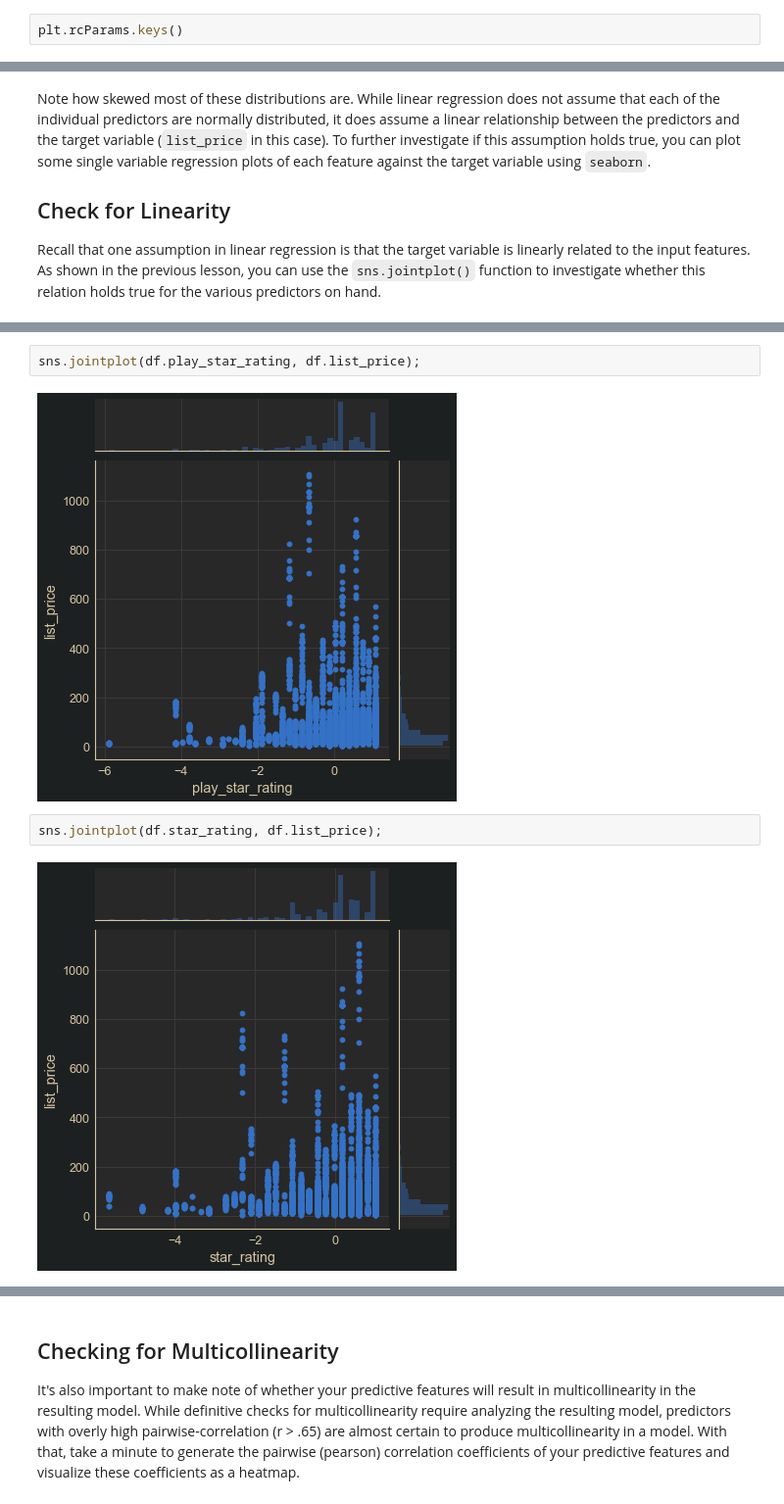
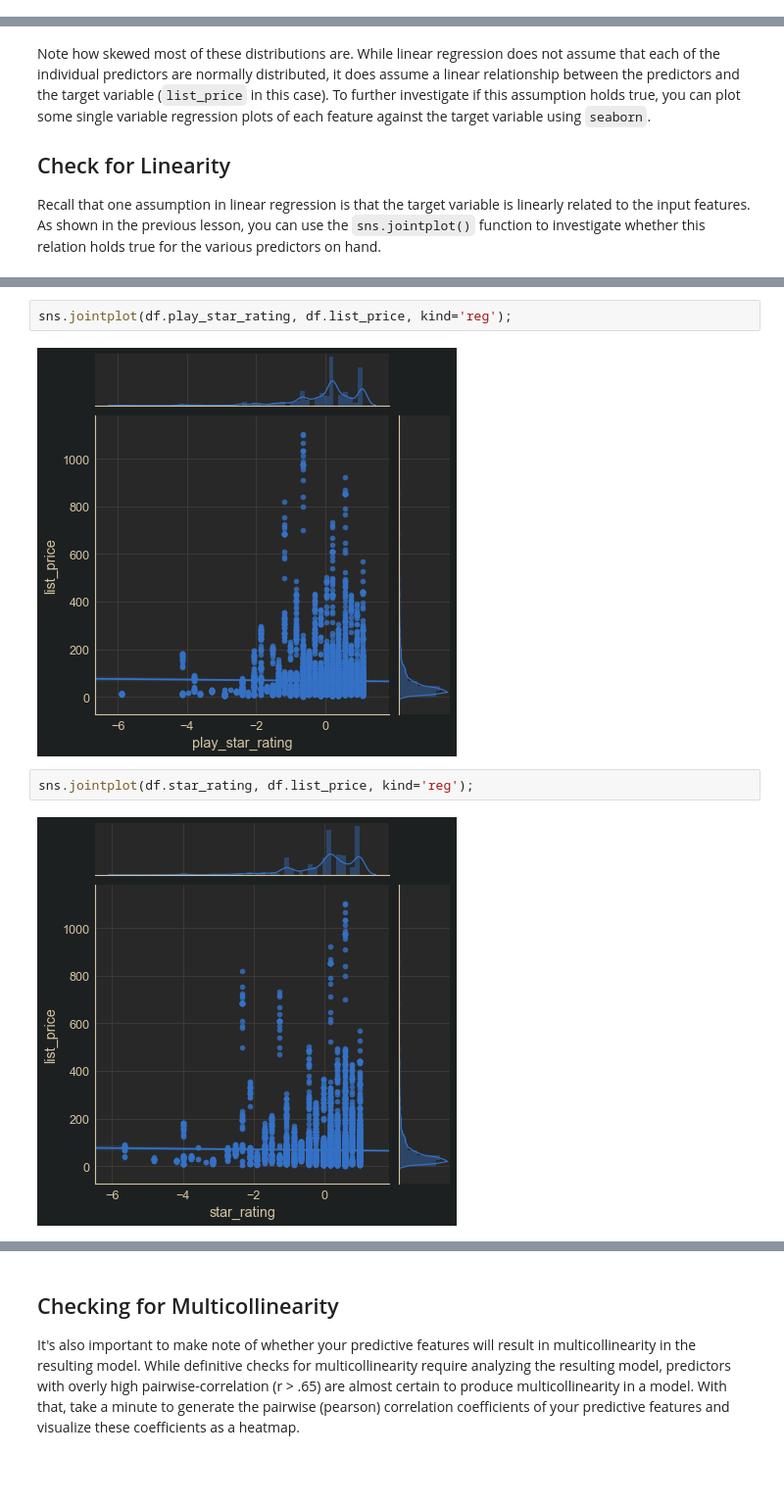
Before and after one commit to FoamoftheSea/dsc-exploring-your-data-lab-online-ds-sp-000, a Jupyter notebook: index.ipynb, the cells around one changed output, grey strips where cells are left out. Shown at 98% size. Drawn from its saved outputs; the diff is of its cells as text; blank space fills up the shorter version.

```diff
--- a/index.ipynb
+++ b/index.ipynb
@@ -59,5 +59,3 @@ df.describe()
 8 rows × 103 columns
 # %% [markdown]
 - Use pandas to plot histograms for all the numeric variables in the dataset.
-# %%
-plt.rcParams.keys()
@@ -103,9 +83,9 @@ sns.jointplot(df.piece_count, df.list_price);
 # %%
-sns.jointplot(df.play_star_rating, df.list_price);
+sns.jointplot(df.play_star_rating, df.list_price, kind='reg');
 # %% [output]
-[figure, old version]
+[figure, new version]
 # %%
-sns.jointplot(df.star_rating, df.list_price);
+sns.jointplot(df.star_rating, df.list_price, kind='reg');
 # %% [output]
-[figure, old version]
+[figure, new version]
 # %%
```
Also changed, not shown: parts of 5 cells of this notebook.
